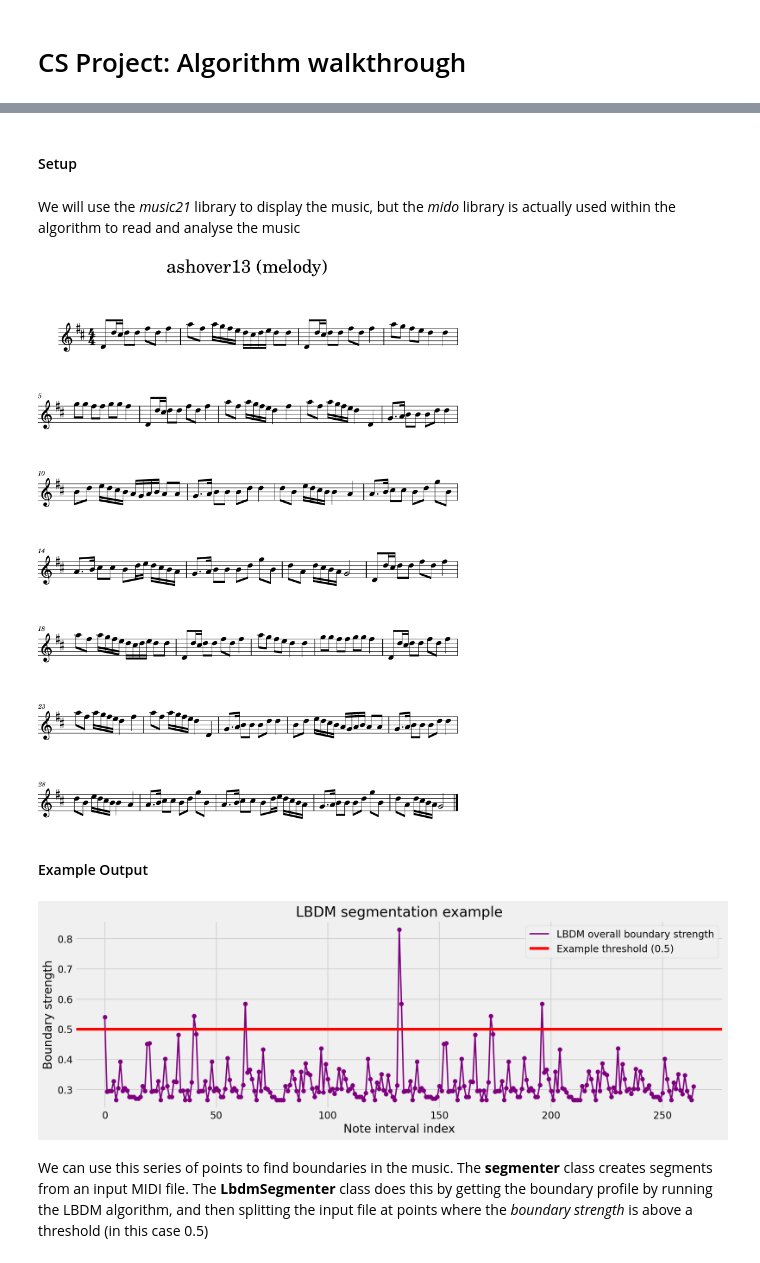
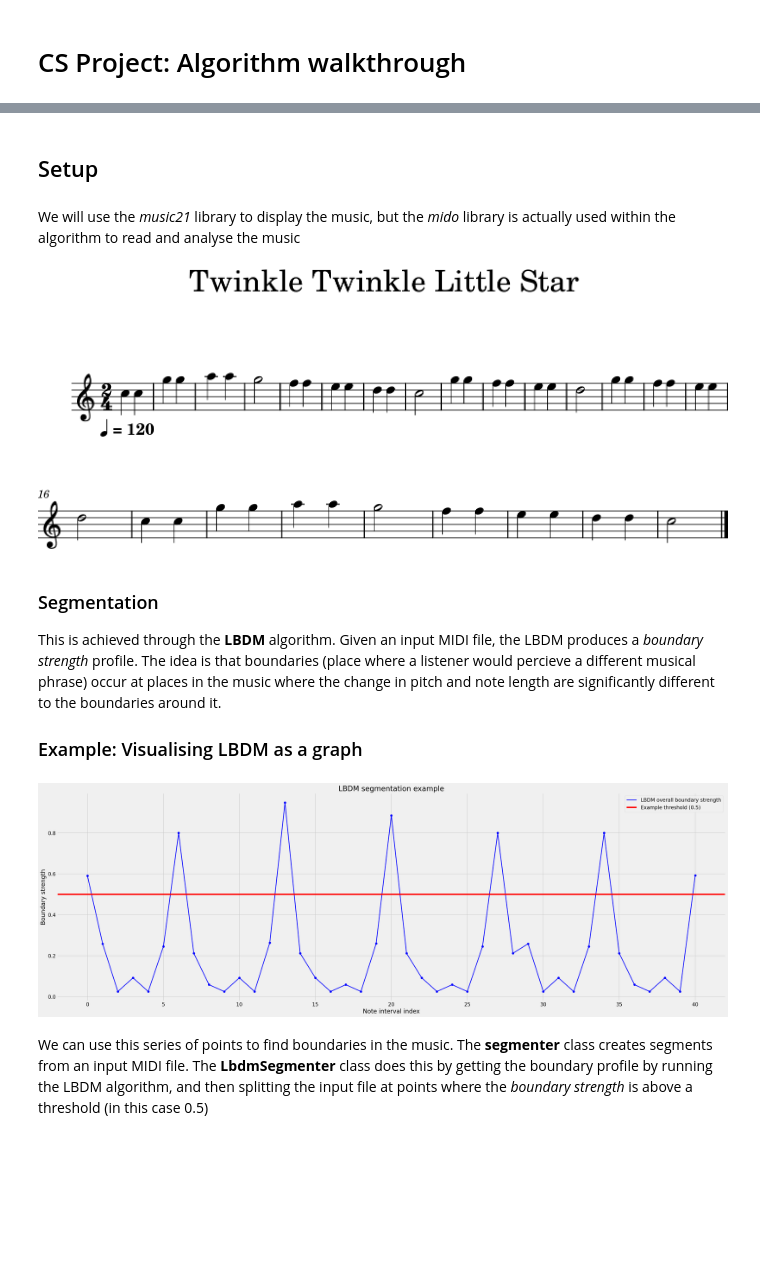
Before and after one commit to jamesb456/final-year-project, a Jupyter notebook: demo.ipynb, the cells around one changed output, grey strips where cells are left out. Saved outputs shown, nothing was run; the diff lists cells and outputs as text; code cells hidden in the pictures; blank space fills up the shorter version.

```diff
--- a/demo.ipynb
+++ b/demo.ipynb
@@ -15,34 +11,39 @@ This is achieved through the **LBDM** algorithm. Given an input MIDI file, the L
 # %% [markdown]
-#### Setup
+## Setup
 # %% [markdown]
 We will use the *music21* library to display the music, but the *mido* library is actually used within the algorithm to  read and analyse the music
 # %%
 import music21
 %reload_ext music21.ipython21.ipExtension
-import project.visualisation.graph as graph
+import project.visualisation.graph as vis
 
 
-show_mid = music21.converter.parse("mid/nottingham/melody/ashover13.mid")
+show_mid = music21.converter.parse("mid/Twinkle_Twinkle_little_star.mid")
 show_mid.insert(0, music21.metadata.Metadata())
-show_mid.metadata.title = 'ashover13 (melody)'
+show_mid.metadata.title = 'Twinkle Twinkle Little Star'
 show_mid.show()
 # %% [output]
-[figure, old version]
+[figure, new version]
-# %% [markdown]
-#### Example Output
+# %% [markdown]
+### Segmentation
+
+This is achieved through the **LBDM** algorithm. Given an input MIDI file, the LBDM produces a *boundary strength* profile. The idea is that boundaries (place where a listener would percieve a different musical phrase) occur at places in the music where the change in pitch and note length are significantly different to the boundaries around it.
+
+### Example: Visualising LBDM as a graph
 # %%
 %matplotlib inline
 import matplotlib.pyplot as plt
 
 from mido import MidiFile, MidiTrack
-example_mid = MidiFile("mid/nottingham/melody/ashover13.mid") # for processing
+example_mid = MidiFile("mid/Twinkle_Twinkle_little_star.mid")
 melody_track = example_mid.tracks[0]
 
 # formatting
-plt.rcParams['figure.figsize'] = [14, 5]
-graph.lbdm_graph(example_mid.tracks[0],example_mid.ticks_per_beat)
+plt.rcParams["axes.grid"] = False
+plt.rcParams['figure.figsize'] = [30, 10]
+vis.lbdm_graph(melody_track,example_mid.ticks_per_beat)
 # %% [output]
-[figure, old version]
+[figure, new version]
 # %% [markdown]
 We can use this series of points to find boundaries in the music. The **segmenter** class creates segments from an input MIDI file. The **LbdmSegmenter** class does this by getting the boundary profile by running the LBDM algorithm, and then splitting the input file at points where the *boundary strength* is above a threshold (in this case 0.5)
 # %%
```
Also changed, not shown: parts of 14 cells of this notebook, 15 other files.
